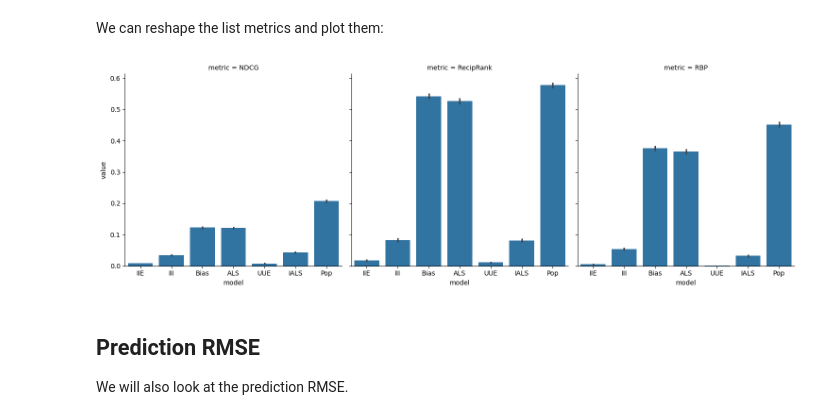
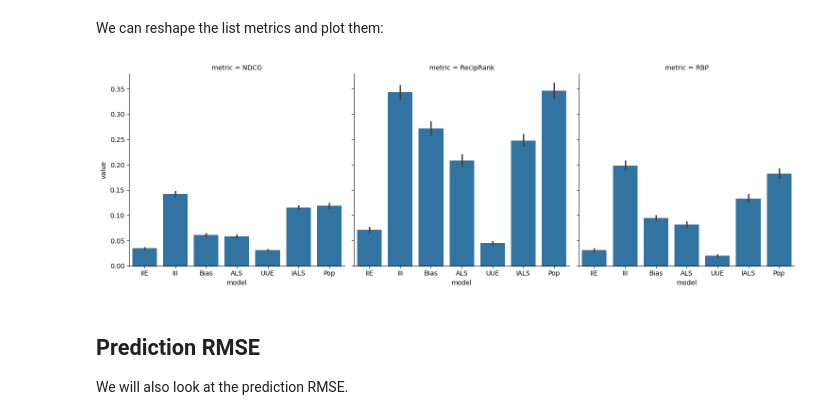
Before and after one commit to lenskit/lk-demo-experiment, a Jupyter notebook: eval-report.ml-10m.ipynb, the cells around one changed output. Drawn from its saved outputs; the diff is of its cells as text; code cells hidden in the pictures.

```diff
--- a/eval-report.ml-10m.ipynb
+++ b/eval-report.ml-10m.ipynb
@@ -66,3 +63,6 @@ test = split.test
+# %%
+train_users = split.train.user_stats()
+train_users = train_users[train_users['rating_count'] > 0]
 # %% [markdown]
 ## Top-N Metrics
 
@@ -101,10 +101,11 @@ We can reshape the list metrics and plot them:
 # %%
 metrics = rec_results.list_metrics()
 metrics = metrics.melt(var_name='metric', ignore_index=False).reset_index()
+metrics = metrics[metrics['user_id'].isin(train_users.index)]
 sns.catplot(metrics, x='model', y='value', col='metric', kind='bar')
 plt.show()
 # %% [output]
-[figure, old version]
+[figure, new version]
 # %% [markdown]
 ## Prediction RMSE
 
```
Also changed, not shown: parts of 10 cells of this notebook, 15 other files.
